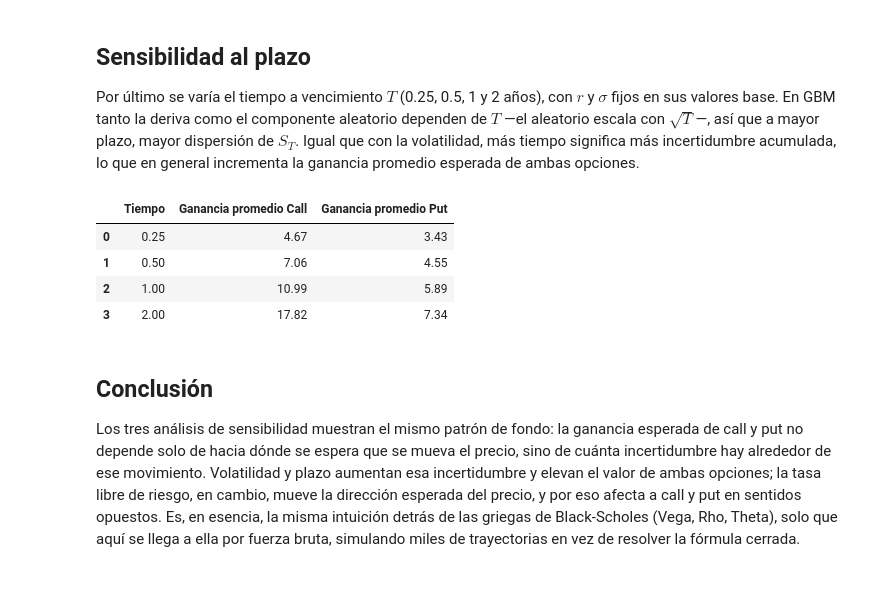
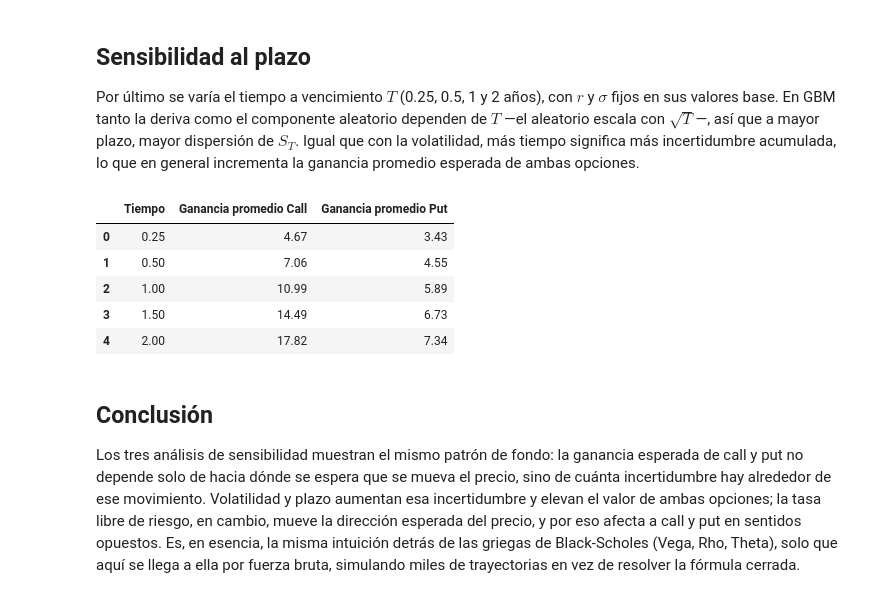
Before and after one commit to Diegunts/Simul-de-procesos-fin, a Jupyter notebook: Long_put_documentado.ipynb, the cells around one changed output. Cells and saved outputs as stored; diff of their text form; code cells hidden in the pictures.

```diff
--- a/Long_put_documentado.ipynb
+++ b/Long_put_documentado.ipynb
@@ -189,7 +189,7 @@ Aquí se repite la simulación de $S_T$ para distintos valores de $\sigma$ (10%,
 
 Entre más alta la volatilidad, más ancha es la distribución de $S_T$: hay más probabilidad de que el precio termine lejos del strike, en cualquier dirección. Eso favorece tanto al call como al put, porque ambos tienen la pérdida máxima limitada a cero —a mayor incertidumbre, mayor ganancia esperada para las dos opciones.
 # %%
-volatilidades = [0.10, 0.20, 0.40, 0.60]
+volatilidades = [0.10, 0.20, 0.30, 0.40, 0.50]
 resultados_volatilidad = []
 
 np.random.seed(42)
@@ -218,7 +219,7 @@ pd.DataFrame(resultados_volatilidad).round(2)
 
 Ahora se varía $r$ (5%, 10%, 20%), dejando $\sigma$ y $T$ fijos. La tasa entra en la deriva de GBM: una $r$ más alta empuja la distribución de $S_T$ hacia arriba, lo que favorece al call (su ganancia promedio sube) y perjudica al put (su ganancia promedio baja), porque el precio esperado se aleja hacia arriba del strike.
 # %%
-tasas = [0.05, 0.10, 0.20]
+tasas = [0.05, 0.10, 0.15, 0.20]
 resultados_tasa = []
 
 np.random.seed(42)
@@ -246,32 +248,33 @@ pd.DataFrame(resultados_tasa).round(2)
 
 Por último se varía el tiempo a vencimiento $T$ (0.25, 0.5, 1 y 2 años), con $r$ y $\sigma$ fijos en sus valores base. En GBM tanto la deriva como el componente aleatorio dependen de $T$ —el aleatorio escala con $\sqrt{T}$—, así que a mayor plazo, mayor dispersión de $S_T$. Igual que con la volatilidad, más tiempo significa más incertidumbre acumulada, lo que en general incrementa la ganancia promedio esperada de ambas opciones.
 # %%
-tiempos = [0.25, 0.5, 1, 2]
+tiempos = [0.25, 0.5, 1, 1.5, 2]
 tasa_base = 0.05
 volatilidad_base = 0.20
 resultados_tiempo = []
 
 np.random.seed(42)
 Z = np.random.normal(0, 1, M)
 
 for plazo in tiempos:
     ST = S * np.exp(
         (tasa_base - 0.5 * volatilidad_base**2) * plazo
         + volatilidad_base * np.sqrt(plazo) * Z
     )
     resultados_tiempo.append({
         "Tiempo": plazo,
         "Ganancia promedio Call": np.maximum(ST - k, 0).mean(),
         "Ganancia promedio Put": np.maximum(k - ST, 0).mean()
     })
 
 pd.DataFrame(resultados_tiempo).round(2)
 # %% [output]
 |  | Tiempo | Ganancia promedio Call | Ganancia promedio Put |
 | 0 | 0.25 | 4.67 | 3.43 |
 | 1 | 0.50 | 7.06 | 4.55 |
 | 2 | 1.00 | 10.99 | 5.89 |
-| 3 | 2.00 | 17.82 | 7.34 |
+| 3 | 1.50 | 14.49 | 6.73 |
+| 4 | 2.00 | 17.82 | 7.34 |
 # %% [markdown]
 ## Conclusión
 
```
Also changed, not shown: parts of 5 cells of this notebook.
